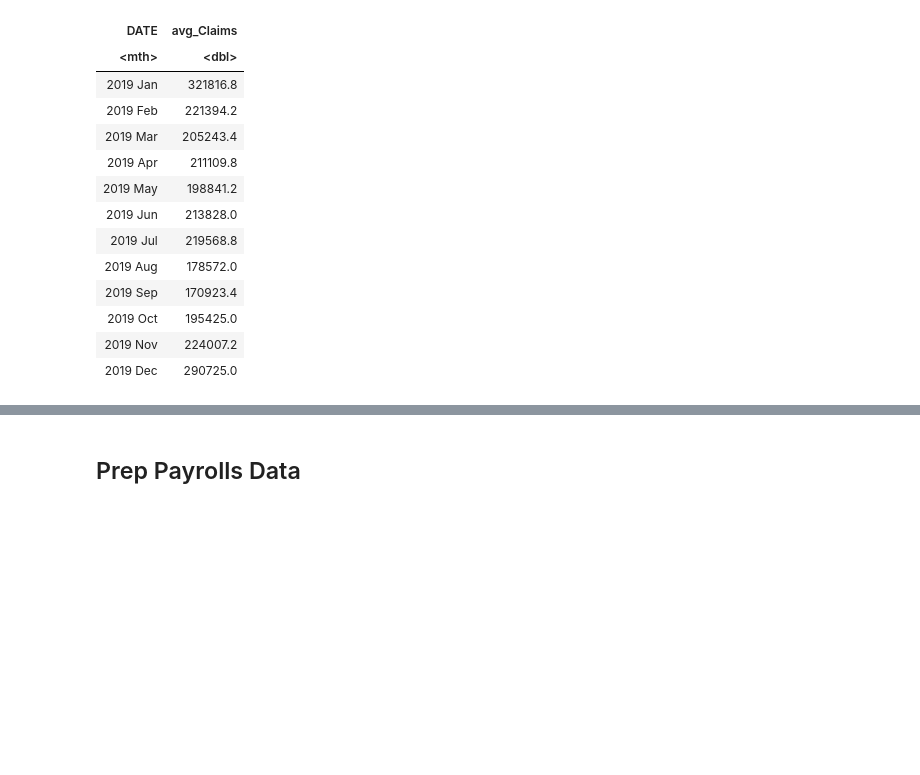
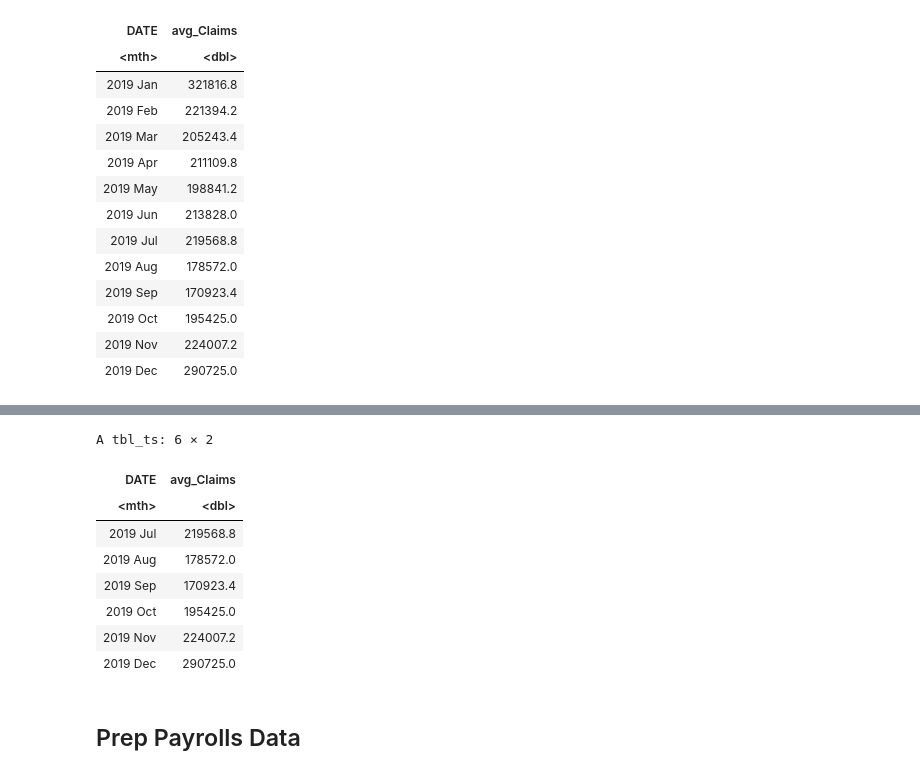
Before and after one commit to appliedecon/Time-Series-and-Forecasting, a Jupyter notebook: assignments/assignment 2/sample_solution.ipynb, the cells around one changed output, grey strips where cells are left out. Cells and saved outputs as stored; diff of their text form; code cells hidden in the pictures; blank space fills up the shorter version.

```diff
--- a/assignments/assignment 2/sample_solution.ipynb
+++ b/assignments/assignment 2/sample_solution.ipynb
@@ -231,3 +243,15 @@ bind_rows(claims_forecasts)
+# %%
+corrected_claims %>% tail()
+# %% [output]
+A tbl_ts: 6 × 2
+| DATE | avg_Claims |
+| <mth> | <dbl> |
+| 2019 Jul | 219568.8 |
+| 2019 Aug | 178572.0 |
+| 2019 Sep | 170923.4 |
+| 2019 Oct | 195425.0 |
+| 2019 Nov | 224007.2 |
+| 2019 Dec | 290725.0 |
 # %% [markdown]
 ## Prep Payrolls Data
 # %%
```
Also changed, not shown: parts of 1 cell of this notebook, 2 other files.
